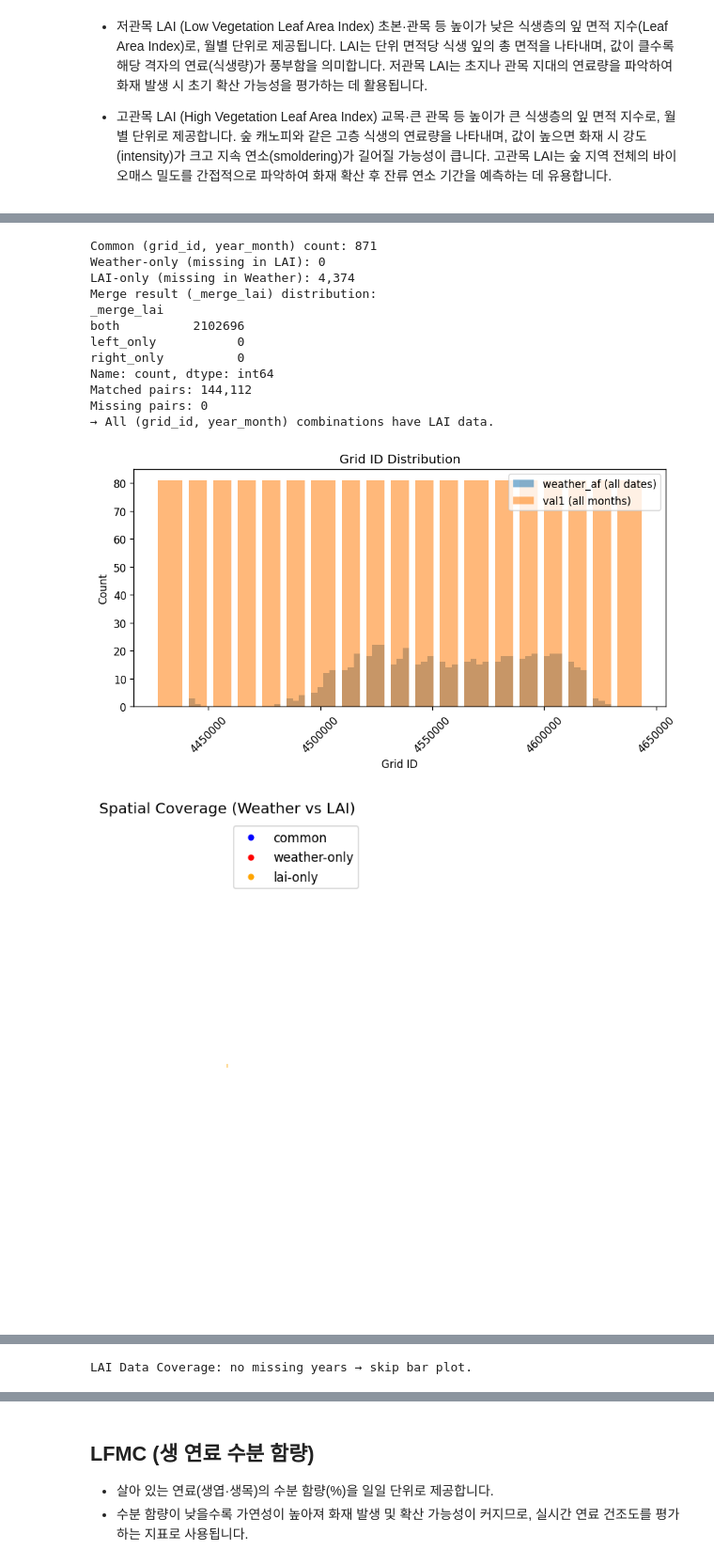
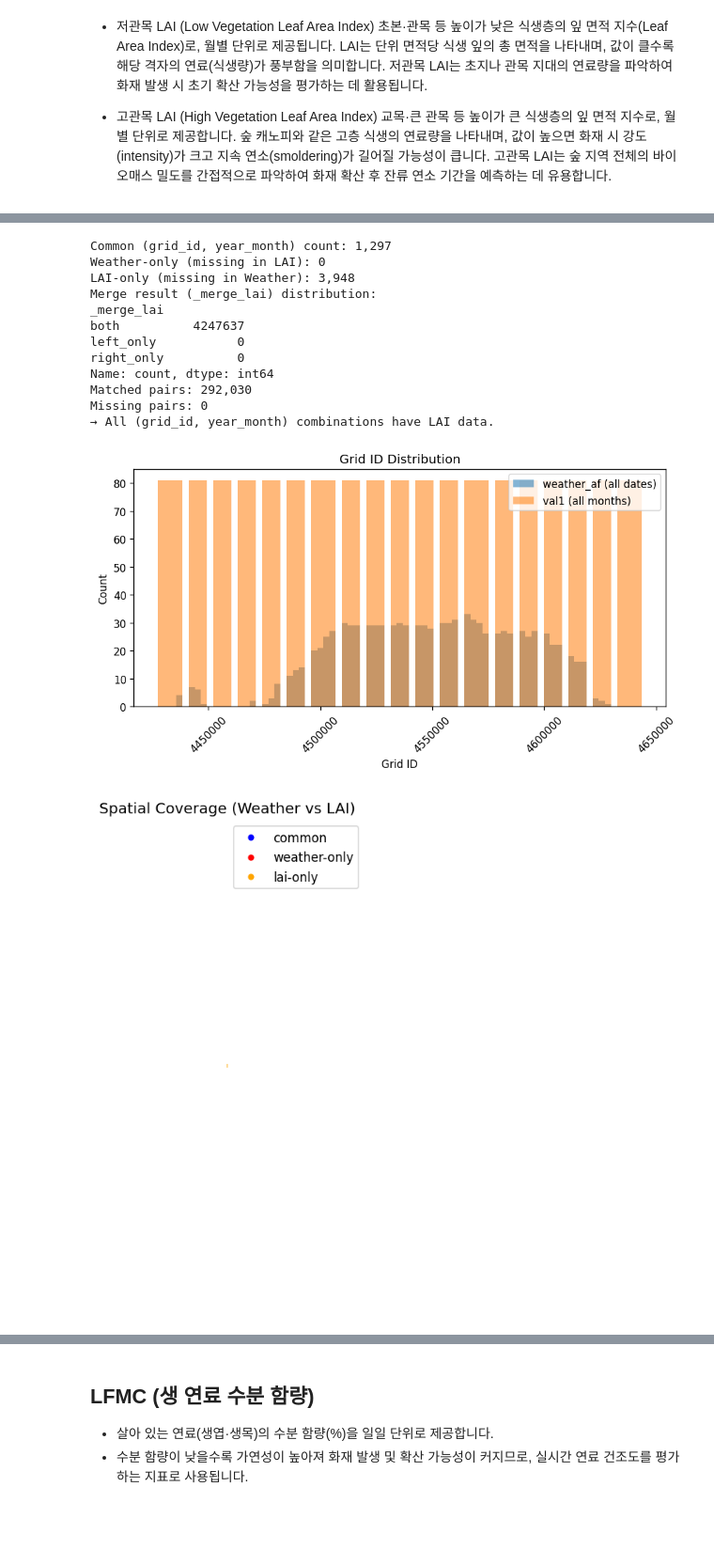
Before and after one commit to ToleranceKim/pof-model-korea, a Jupyter notebook: data/rest_data_consistency_check.ipynb, the cells around one changed output, grey strips where cells are left out. Shown at 94% size. Cells and saved outputs as stored; diff of their text form; code cells hidden in the pictures; blank space fills up the shorter version.

```diff
--- a/data/rest_data_consistency_check.ipynb
+++ b/data/rest_data_consistency_check.ipynb
@@ -1993,7 +2025,7 @@ import matplotlib.ticker as mticker
 import seaborn as sns
 
 weather_af = pd.read_parquet(
-    r"C:\Users\USER\Desktop\my_git\pof-model-korea\data\weather_af_land_forestfiltered_pop_road_vege_lai.parquet"
+    r"C:\Users\USER\Desktop\my_git\pof-model-korea\data\weather_af_land_pop_road_vege.parquet"
 )
 val1 = pd.read_parquet(
     r"C:\Users\USER\Desktop\my_git\pof-model-korea\data\lai_low_high\lai_low_high_monthly.parquet"
@@ -2187,36 +2219,36 @@ def plot_heat(mat, label, sample=300):
     sns.heatmap(1 - mat.head(sample), cmap="Blues_r", cbar=False)
     plt.title(f"{label} – missing (1 = gap)")
     plt.ylabel("Grid ID"); plt.xlabel("Year"); plt.tight_layout(); plt.show()
 
 def plot_gap_ratio(mat, label):
     if mat is None:
         return
     gap_rate = (1 - mat).sum() / mat.shape[0]
     if gap_rate.sum() == 0:
         print(f"{label}: no missing years → skip bar plot.")
         return
     gap_rate.plot(kind="bar", figsize=(8, 3), title=f"{label} – annual missing ratio")
     plt.ylabel("Ratio"); plt.tight_layout(); plt.show()
 
 plot_heat(cov_w,  "Weather Data Coverage")
 plot_heat(cov_v1, "LAI Data Coverage")
 plot_heat(cov_all,"Merged Coverage")
 
 plot_gap_ratio(cov_w,  "Weather Data Coverage")
 plot_gap_ratio(cov_v1, "LAI Data Coverage")
 plot_gap_ratio(cov_all,"Merged Coverage")
 # %% [output]
-Common (grid_id, year_month) count: 871
+Common (grid_id, year_month) count: 1,297
 Weather-only (missing in LAI): 0
-LAI-only (missing in Weather): 4,374
+LAI-only (missing in Weather): 3,948
 Merge result (_merge_lai) distribution:
 _merge_lai
-both          2102696
+both          4247637
 left_only           0
 right_only          0
 Name: count, dtype: int64
-Matched pairs: 144,112
+Matched pairs: 292,030
 Missing pairs: 0
 → All (grid_id, year_month) combinations have LAI data.
-[figure, old version]
+[figure, new version]
 [figure]
@@ -2227 +2260,0 @@ LAI Data Coverage: no missing cells → skip heatmap.
-LAI Data Coverage: no missing years → skip bar plot.
```
Also changed, not shown: parts of 74 cells of this notebook, 40 other files.
